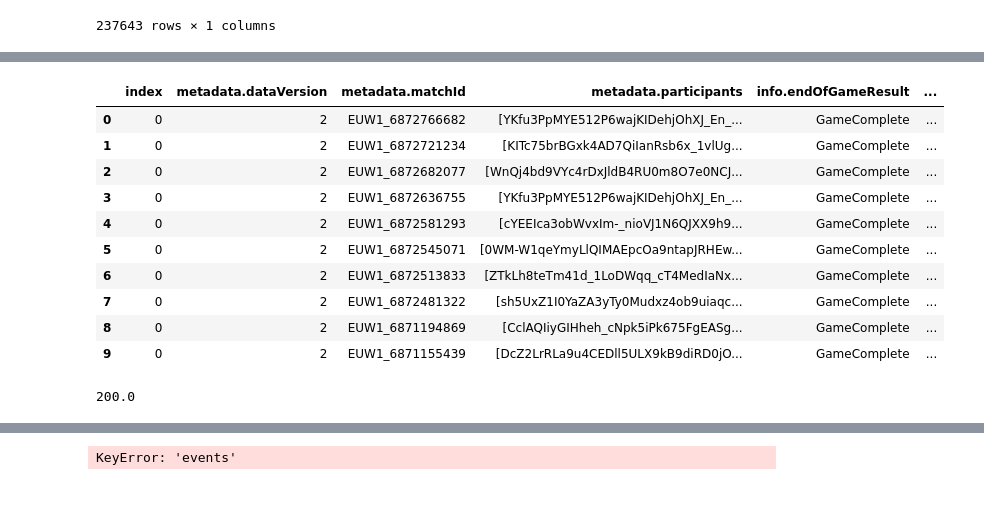
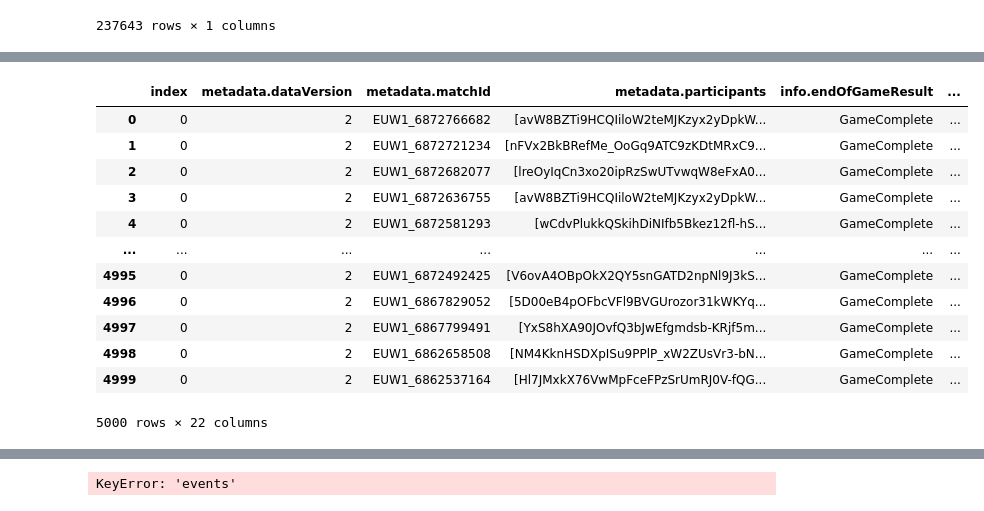
Before and after one commit to Slylio/projetLol, a Jupyter notebook: api_process.ipynb, the cells around one changed output, grey strips where cells are left out. Drawn from its saved outputs; the diff is of its cells as text; code cells hidden in the pictures.

```diff
--- a/api_process.ipynb
+++ b/api_process.ipynb
@@ -13,10 +13,11 @@ import seaborn as sns
 # %%
 #API key
 api_key = "RGAPI-6e178b98-ed70-42db-be1b-1c60e459366f" #Compte Slylio
-api_key2 = "RGAPI-ee90aa41-8d9f-44ed-8665-367ebfc3435c" #Compte emilio
-api_key3 = "RGAPI-a67a5383-9867-4742-b38c-a606875bede1" #Compte projetML
-api_key5 = "RGAPI-0b66c15d-25e1-45be-9c2b-277acaafc087" #Comte alex1
-api_key6 = "RGAPI-55f78a5b-8732-4422-8820-19c07fe793cb" #Compte alex2
+api_key2 = "RGAPI-1fbe27bd-678c-416f-a37c-bffeea23508d" #Compte emilio
+api_key3 = "RGAPI-26cbf7f1-67e3-43ca-ac1a-5e040aa115a0" #Compte projetML
+api_key5 = "RGAPI-a5972672-c708-4f9d-9fa3-2908e0d52c0e" #Comte alex1
+api_key6 = "RGAPI-9dd5b684-91d0-4a69-bf6e-c945b31129f4" #Compte alex2
+api_key7 = "RGAPI-46165a21-b349-4a50-9e4b-9bf71bc5d784" #Compte louis
 # %%
 """_summary_
     This function returns the summonerId of master + ranks players in europe west.
@@ -219,2 +213,0 @@ matchs_ids = pd.read_csv('matchids.csv')
-# %%
-matchs_info_df = get_match_info_by_matchId(matchs_ids[:10], api_key)
@@ -277,10 +245,7 @@ def multi_get_match_info(matchs_ids, api_keys):
 
 
 #Create a 5Gb file
-df_matchs_info1 = multi_get_match_info(matchs_ids[:10000], [api_key, api_key2, api_key3, api_key5, api_key6])
-df_matchs_info1.to_csv('matchs_info1.csv', index=False)
-
-#df_matchs_info2 = multi_get_match_info(matchs_ids[10000:], [api_key, api_key2, api_key3, api_key4, api_key5, api_key6])
+df_matchs_info1 = multi_get_match_info(matchs_ids[:5000], [api_key, api_key2, api_key3, api_key5, api_key6, api_key7])
 # %% [output]
 200
 200
@@ -334,19 +284,17 @@ ImportError: cannot import name 'to_parquet' from 'pandas' (c:\Users\lfran\AppDa
 # %%
-matchs_info_df_index = matchs_info_df.reset_index()
+matchs_info_df_index = df_matchs_info1.reset_index()
 matchs_info_df_index
 # %% [output]
 |  | index | metadata.dataVersion | metadata.matchId | metadata.participants | info.endOfGameResult | ... |
-| 0 | 0 | 2 | EUW1_6872766682 | [YKfu3PpMYE512P6wajKIDehjOhXJ_En_... | GameComplete | ... |
-| 1 | 0 | 2 | EUW1_6872721234 | [KITc75brBGxk4AD7QiIanRsb6x_1vlUg... | GameComplete | ... |
-| 2 | 0 | 2 | EUW1_6872682077 | [WnQj4bd9VYc4rDxJldB4RU0m8O7e0NCJ... | GameComplete | ... |
-| 3 | 0 | 2 | EUW1_6872636755 | [YKfu3PpMYE512P6wajKIDehjOhXJ_En_... | GameComplete | ... |
-| 4 | 0 | 2 | EUW1_6872581293 | [cYEEIca3obWvxIm-_nioVJ1N6QJXX9h9... | GameComplete | ... |
-| 5 | 0 | 2 | EUW1_6872545071 | [0WM-W1qeYmyLlQIMAEpcOa9ntapJRHEw... | GameComplete | ... |
-| 6 | 0 | 2 | EUW1_6872513833 | [ZTkLh8teTm41d_1LoDWqq_cT4MedIaNx... | GameComplete | ... |
-| 7 | 0 | 2 | EUW1_6872481322 | [sh5UxZ1I0YaZA3yTy0Mudxz4ob9uiaqc... | GameComplete | ... |
-| 8 | 0 | 2 | EUW1_6871194869 | [CclAQIiyGIHheh_cNpk5iPk675FgEASg... | GameComplete | ... |
-| 9 | 0 | 2 | EUW1_6871155439 | [DcZ2LrRLa9u4CEDll5ULX9kB9diRD0jO... | GameComplete | ... |
+| 0 | 0 | 2 | EUW1_6872766682 | [avW8BZTi9HCQIiloW2teMJKzyx2yDpkW... | GameComplete | ... |
+| 1 | 0 | 2 | EUW1_6872721234 | [nFVx2BkBRefMe_OoGq9ATC9zKDtMRxC9... | GameComplete | ... |
+| 2 | 0 | 2 | EUW1_6872682077 | [lreOyIqCn3xo20ipRzSwUTvwqW8eFxA0... | GameComplete | ... |
+| 3 | 0 | 2 | EUW1_6872636755 | [avW8BZTi9HCQIiloW2teMJKzyx2yDpkW... | GameComplete | ... |
+| 4 | 0 | 2 | EUW1_6872581293 | [wCdvPlukkQSkihDiNIfb5Bkez12fl-hS... | GameComplete | ... |
+| ... | ... | ... | ... | ... | ... | ... |
+| 4995 | 0 | 2 | EUW1_6872492425 | [V6ovA4OBpOkX2QY5snGATD2npNl9J3kS... | GameComplete | ... |
+| 4996 | 0 | 2 | EUW1_6867829052 | [5D00eB4pOFbcVFl9BVGUrozor31kWKYq... | GameComplete | ... |
+| 4997 | 0 | 2 | EUW1_6867799491 | [YxS8hXA90JOvfQ3bJwEfgmdsb-KRjf5m... | GameComplete | ... |
+| 4998 | 0 | 2 | EUW1_6862658508 | [NM4KknHSDXpISu9PPlP_xW2ZUsVr3-bN... | GameComplete | ... |
+| 4999 | 0 | 2 | EUW1_6862537164 | [Hl7JMxkX76VwMpFceFPzSrUmRJ0V-fQG... | GameComplete | ... |
+5000 rows × 22 columns
-# %%
-pd.json_normalize(pd.DataFrame(matchs_info_df_index["info.frames"][0])["events"][len(pd.DataFrame(matchs_info_df_index["info.frames"][0])["events"])-1]).iloc[len(pd.json_normalize(pd.DataFrame(matchs_info_df_index["info.frames"][0])["events"][len(pd.DataFrame(matchs_info_df_index["info.frames"][0])["events"])-1]))-1]["winningTeam"]
-# %% [output]
-200.0
```
Also changed, not shown: parts of 15 cells of this notebook.
